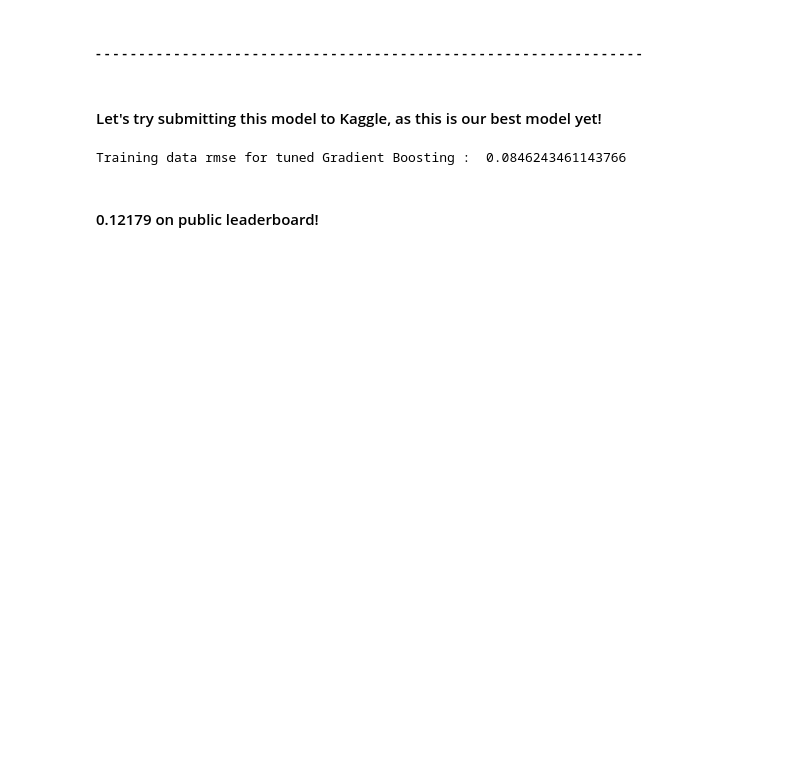
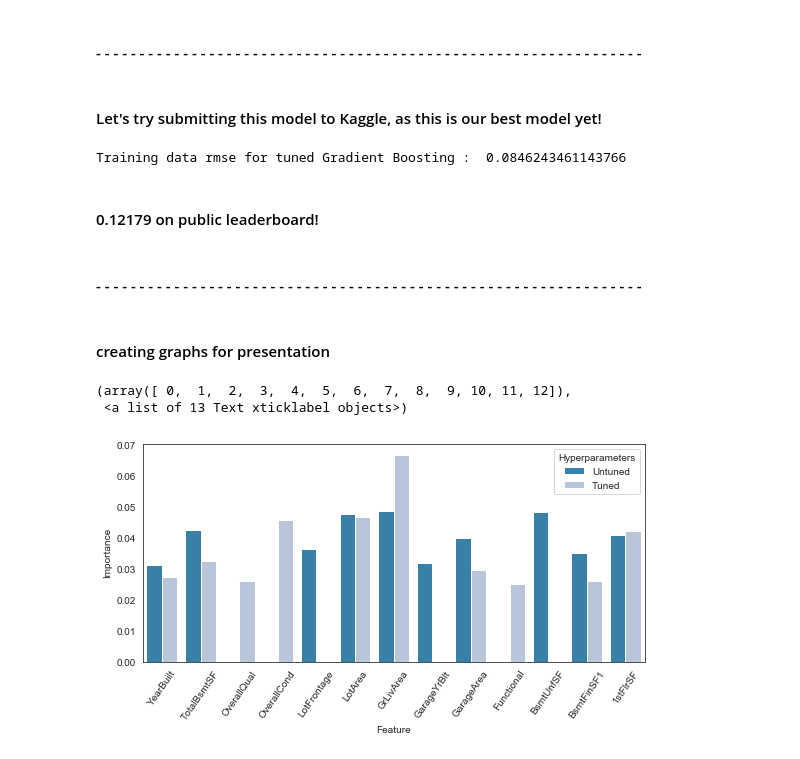
Before and after one commit to hkcaddes/MachineLearningPythonProject, a Jupyter notebook: Hayley/hayleycaddes_CleanedModeling.ipynb, the cells around one changed output. Drawn from its saved outputs; the diff is of its cells as text; code cells hidden in the pictures; blank space fills up the shorter version.

```diff
--- a/Hayley/hayleycaddes_CleanedModeling.ipynb
+++ b/Hayley/hayleycaddes_CleanedModeling.ipynb
@@ -1248,4 +1278,9 @@ Mean test rmse: 0.11781239872366123
 # %%
 # visualize feature importance
-pd.Series(index = X_train.columns, data = GBoost.feature_importances_).sort_values().nlargest(10).plot(kind = 'bar')
+# new dataframe to plot
+gb_feats = pd.Series(index = X_train.columns, data = GBoost.feature_importances_).sort_values().nlargest(10).to_frame().reset_index()
+gb_feats.columns = ['Feature', 'Importance']
+
+sns.barplot(x = 'Importance', y = 'Feature', data = gb_feats, palette='BuPu_r')
+#plt.savefig('gradientboost.png')
 # %% [output]
@@ -1569,2 +1587,20 @@ temp.to_csv('submission1.csv', index=False)
 # %% [markdown]
 #### 0.12179 on public leaderboard!
+# %% [markdown]
+#### - - - - - - - - - - - - - - - - - - - - - - - - - - - - - - - - - - - - - - - - - - - - - - - - - - - - - - - - - - - - - - -
+# %% [markdown]
+#### creating graphs for presentation
+# %%
+gb_feats['Hyperparameters'] = 'Untuned'
+gb9_feats['Hyperparameters'] = 'Tuned'
+
+gb_merged = pd.concat([gb9_feats, gb_feats], axis = 0)
+gb_merged = gb_merged.fillna(0).reset_index(drop=True).sort_values(by = ['Feature', 'Importance'], ascending = False)
+# %%
+plt.rcParams['figure.figsize'] = (9, 4)
+g = sns.barplot(y = 'Importance', x = 'Feature', hue = 'Hyperparameters', data = gb_merged, palette='PuBu_r')
+plt.xticks(rotation = 55)
+# %% [output]
+(array([ 0,  1,  2,  3,  4,  5,  6,  7,  8,  9, 10, 11, 12]),
+ <a list of 13 Text xticklabel objects>)
+[figure, added]
```
Also changed, not shown: parts of 113 cells of this notebook.
